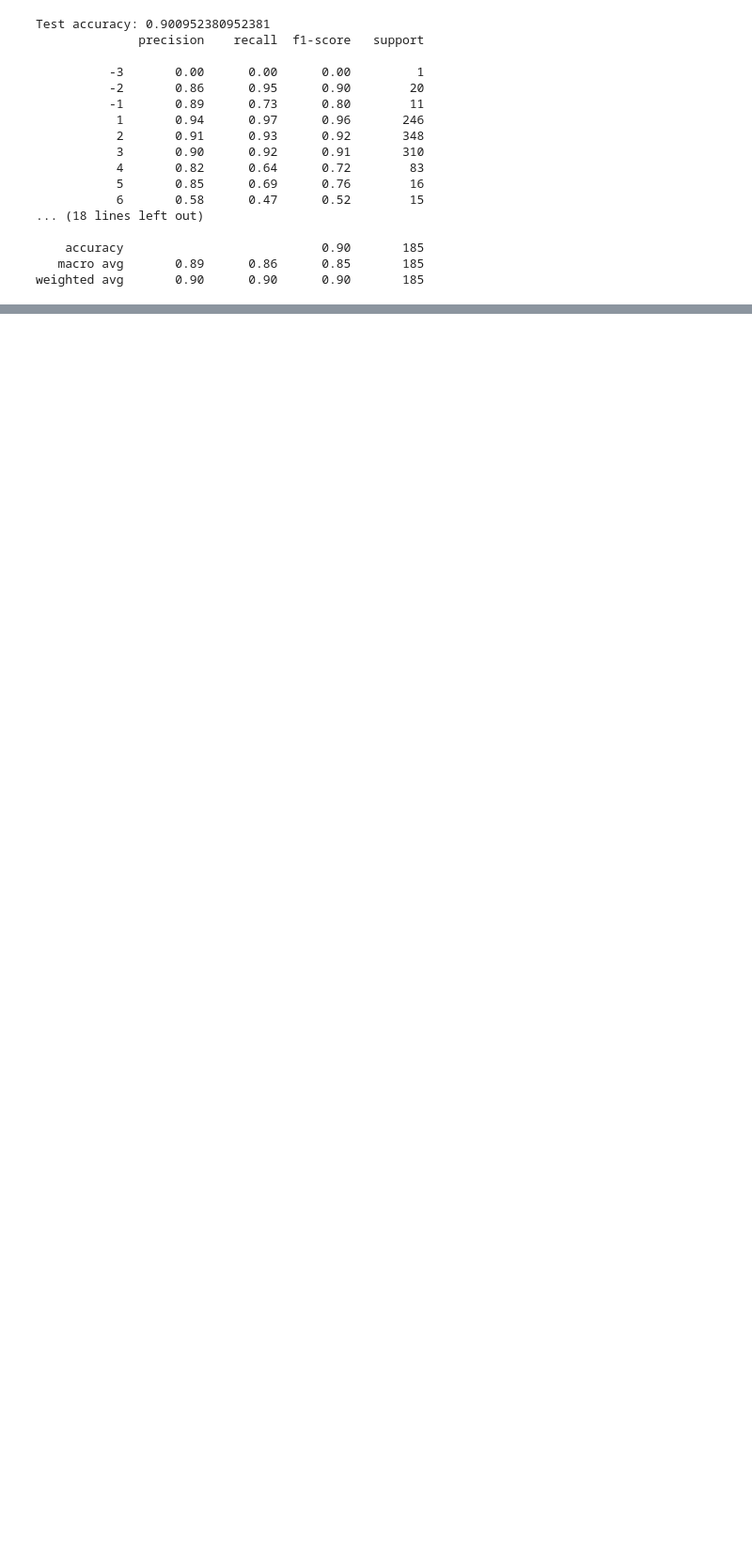
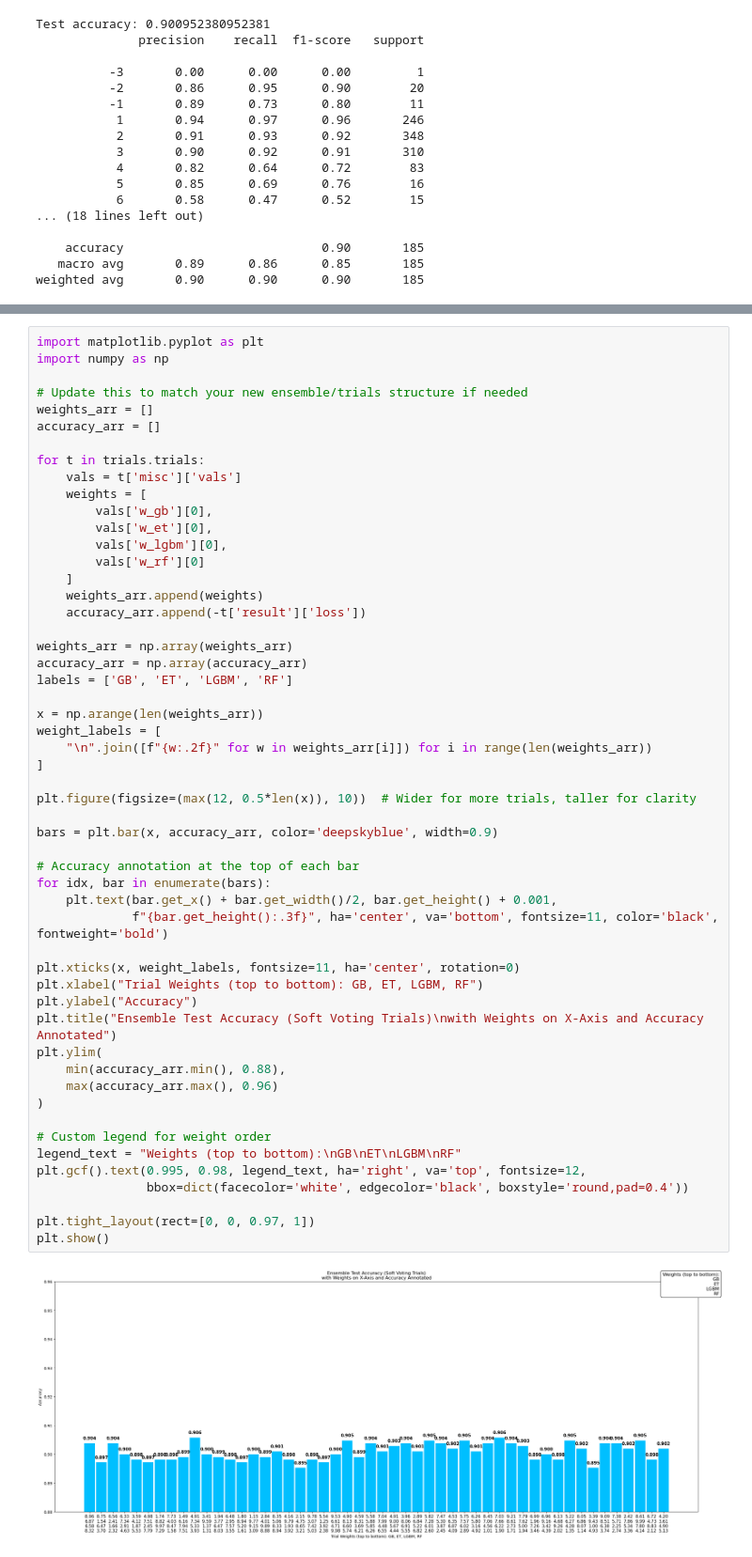
Before and after one commit to submerged-in-matrix/materials-ml-projects-, a Jupyter notebook: Projects/P_5_Oxidation_State_Assignment/P_5_Oxidation_State_Assignment.ipynb, the cells around one changed output, grey strips where cells are left out. Shown at 94% size. Cells and saved outputs as stored; diff of their text form; blank space fills up the shorter version.

```diff
--- a/Projects/P_5_Oxidation_State_Assignment/P_5_Oxidation_State_Assignment.ipynb
+++ b/Projects/P_5_Oxidation_State_Assignment/P_5_Oxidation_State_Assignment.ipynb
@@ -2228,0 +2658,55 @@ weighted avg       0.90      0.90      0.90       185
+# %%
+import matplotlib.pyplot as plt
+import numpy as np
+
+# Update this to match your new ensemble/trials structure if needed
+weights_arr = []
+accuracy_arr = []
+
+for t in trials.trials:
+    vals = t['misc']['vals']
+    weights = [
+        vals['w_gb'][0],
+        vals['w_et'][0],
+        vals['w_lgbm'][0],
+        vals['w_rf'][0]
+    ]
+    weights_arr.append(weights)
+    accuracy_arr.append(-t['result']['loss'])
+
+weights_arr = np.array(weights_arr)
+accuracy_arr = np.array(accuracy_arr)
+labels = ['GB', 'ET', 'LGBM', 'RF']
+
+x = np.arange(len(weights_arr))
+weight_labels = [
+    "\n".join([f"{w:.2f}" for w in weights_arr[i]]) for i in range(len(weights_arr))
+]
+
+plt.figure(figsize=(max(12, 0.5*len(x)), 10))  # Wider for more trials, taller for clarity
+
+bars = plt.bar(x, accuracy_arr, color='deepskyblue', width=0.9)
+
+# Accuracy annotation at the top of each bar
+for idx, bar in enumerate(bars):
+    plt.text(bar.get_x() + bar.get_width()/2, bar.get_height() + 0.001,
+             f"{bar.get_height():.3f}", ha='center', va='bottom', fontsize=11, color='black', fontweight='bold')
+
+plt.xticks(x, weight_labels, fontsize=11, ha='center', rotation=0)
+plt.xlabel("Trial Weights (top to bottom): GB, ET, LGBM, RF")
+plt.ylabel("Accuracy")
+plt.title("Ensemble Test Accuracy (Soft Voting Trials)\nwith Weights on X-Axis and Accuracy Annotated")
+plt.ylim(
+    min(accuracy_arr.min(), 0.88),
+    max(accuracy_arr.max(), 0.96)
+)
+
+# Custom legend for weight order
+legend_text = "Weights (top to bottom):\nGB\nET\nLGBM\nRF"
+plt.gcf().text(0.995, 0.98, legend_text, ha='right', va='top', fontsize=12,
+               bbox=dict(facecolor='white', edgecolor='black', boxstyle='round,pad=0.4'))
+
+plt.tight_layout(rect=[0, 0, 0.97, 1])
+plt.show()
+# %% [output]
+[figure, added]
```
Also changed, not shown: parts of 23 cells of this notebook, 1 other file.
